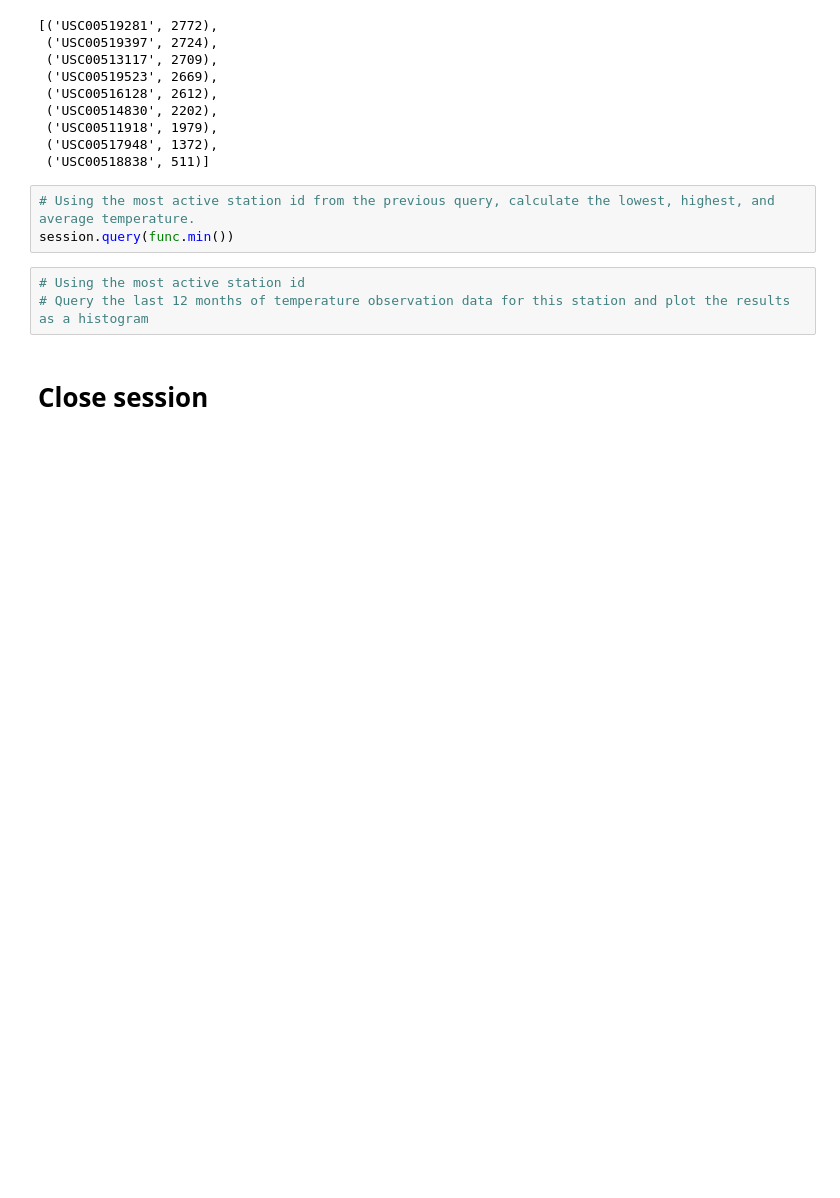
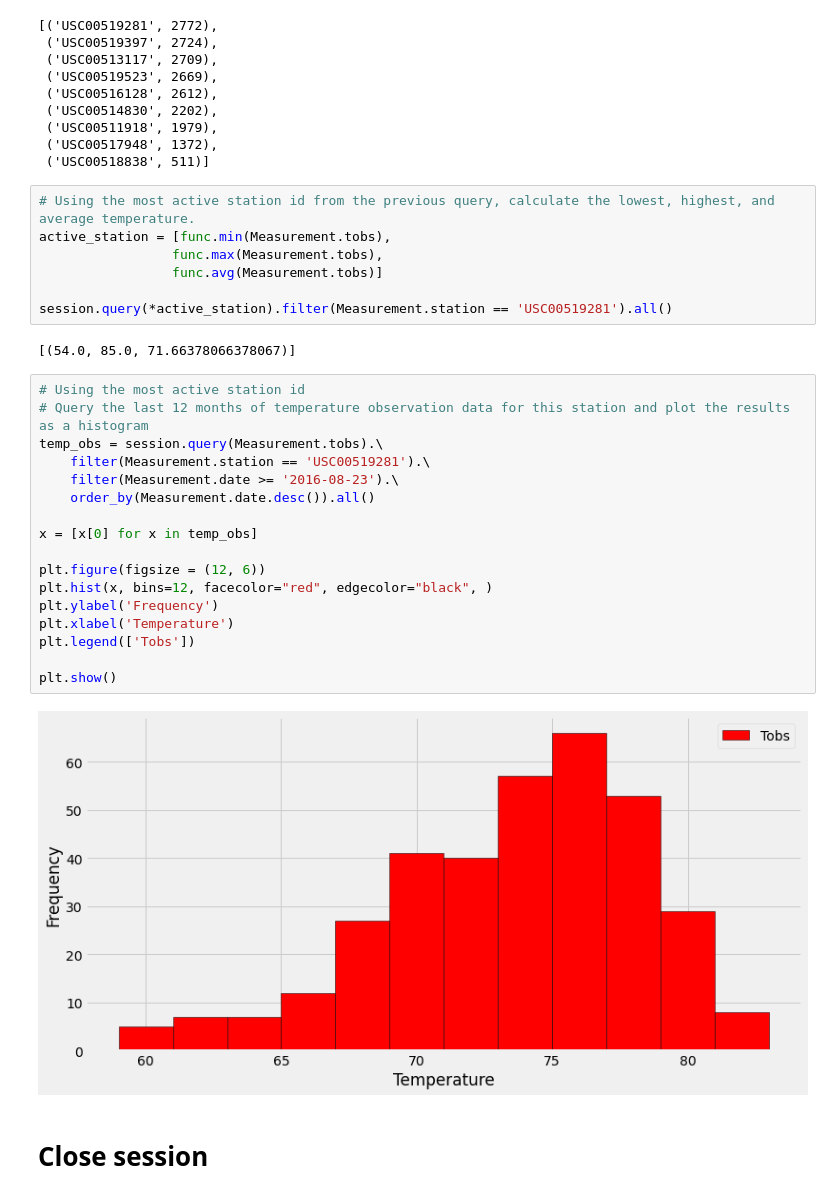
Before and after one commit to andrew-d-miller/hawaii-temp-sqlalch, a Jupyter notebook: climate_analysis.ipynb, the cells around one changed output. Drawn from its saved outputs; the diff is of its cells as text; blank space fills up the shorter version.

```diff
--- a/climate_analysis.ipynb
+++ b/climate_analysis.ipynb
@@ -200,10 +200,32 @@ session.query(Measurement.station, func.count(Measurement.station)).\
  ('USC00518838', 511)]
 # %%
 # Using the most active station id from the previous query, calculate the lowest, highest, and average temperature.
-session.query(func.min())
+active_station = [func.min(Measurement.tobs),
+                 func.max(Measurement.tobs),
+                 func.avg(Measurement.tobs)]
+
+session.query(*active_station).filter(Measurement.station == 'USC00519281').all()
+# %% [output]
+[(54.0, 85.0, 71.66378066378067)]
 # %%
 # Using the most active station id
 # Query the last 12 months of temperature observation data for this station and plot the results as a histogram
+temp_obs = session.query(Measurement.tobs).\
+    filter(Measurement.station == 'USC00519281').\
+    filter(Measurement.date >= '2016-08-23').\
+    order_by(Measurement.date.desc()).all()
+
+x = [x[0] for x in temp_obs]
+
+plt.figure(figsize = (12, 6))
+plt.hist(x, bins=12, facecolor="red", edgecolor="black", )
+plt.ylabel('Frequency')
+plt.xlabel('Temperature')
+plt.legend(['Tobs'])
+
+plt.show()
+# %% [output]
+[figure, added]
 # %% [markdown]
 # Close session
 # %%
```
Also changed, not shown: parts of 1 cell of this notebook.
